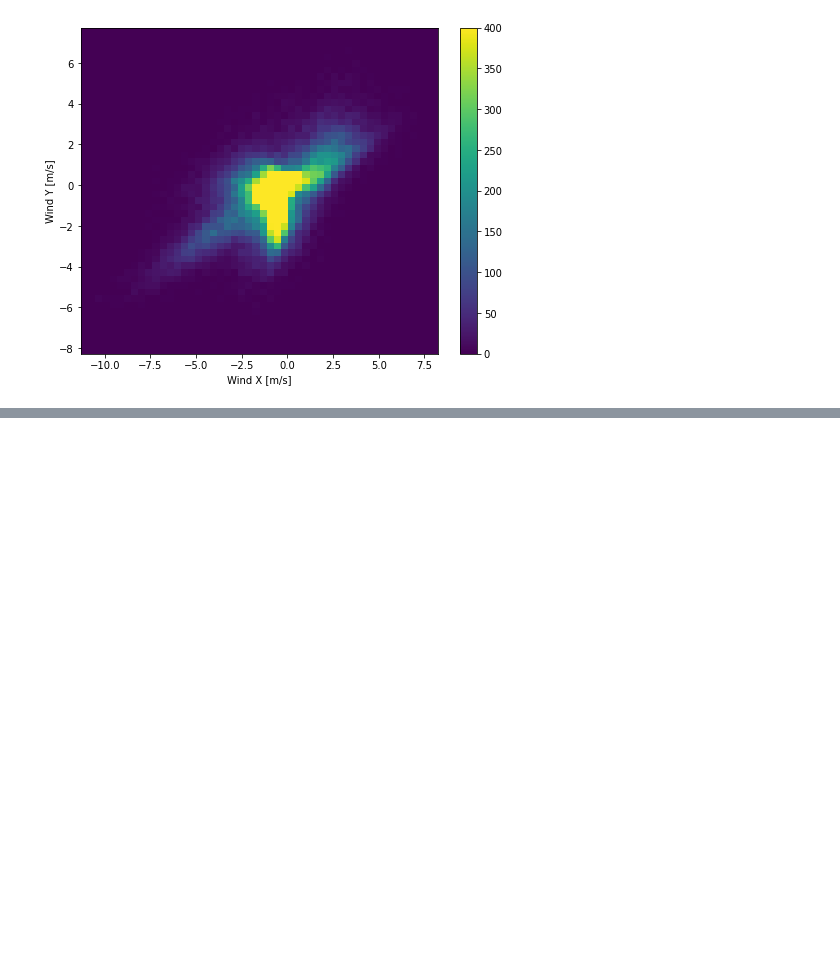
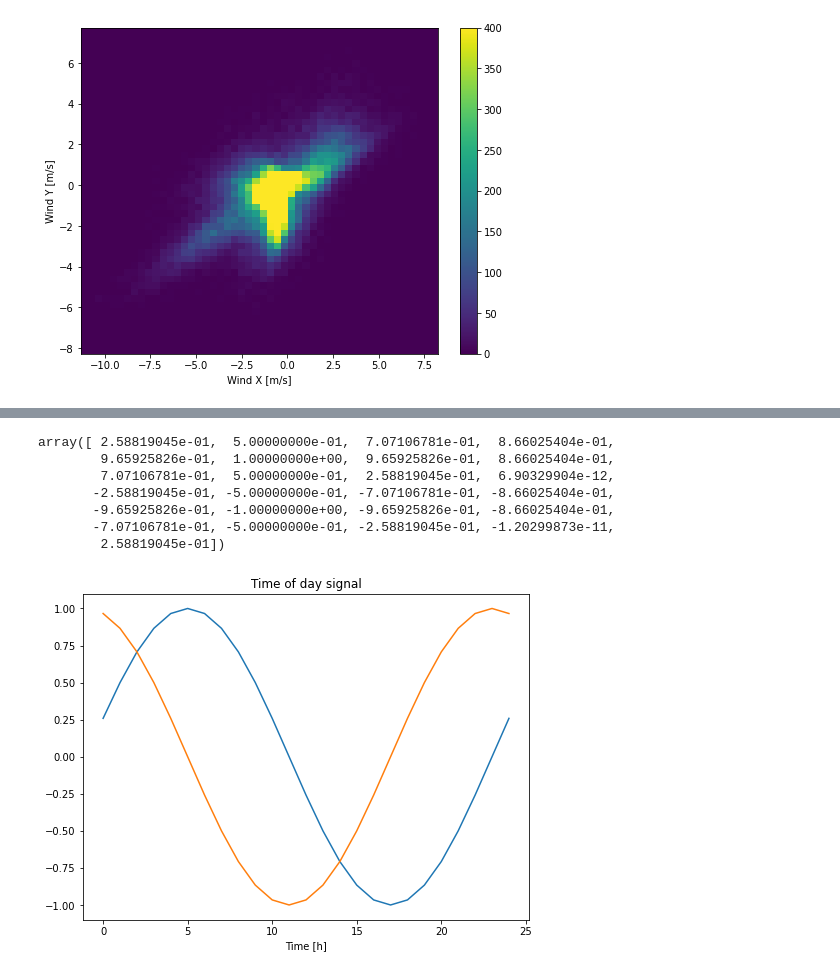
Before and after one commit to Pegahyaftian/LSTM, a Jupyter notebook: LSTM.ipynb, the cells around one changed output, grey strips where cells are left out. Drawn from its saved outputs; the diff is of its cells as text; code cells hidden in the pictures; blank space fills up the shorter version.

```diff
--- a/LSTM.ipynb
+++ b/LSTM.ipynb
@@ -102,0 +126,3 @@ Text(0, 0.5, 'Wind Y [m/s]')
+# %%
+timestamp_second=date_time.map(pd.Timestamp.timestamp)
+timestamp_second
@@ -102,0 +142,23 @@ Text(0, 0.5, 'Wind Y [m/s]')
+# %%
+day = 24*60*60
+year = (365.2425)*day
+
+df['Day sin'] = np.sin(timestamp_second * (2 * np.pi / day))
+df['Day cos'] = np.cos(timestamp_second * (2 * np.pi / day))
+df['Year sin'] = np.sin(timestamp_second * (2 * np.pi / year))
+df['Year cos'] = np.cos(timestamp_second * (2 * np.pi / year))
+# %%
+plt.plot(np.array(df['Day sin'])[:25])
+plt.plot(np.array(df['Day cos'])[:25])
+plt.xlabel('Time [h]')
+plt.title('Time of day signal')
+np.array(df['Day sin'])[:25]
+# %% [output]
+array([ 2.58819045e-01,  5.00000000e-01,  7.07106781e-01,  8.66025404e-01,
+        9.65925826e-01,  1.00000000e+00,  9.65925826e-01,  8.66025404e-01,
+        7.07106781e-01,  5.00000000e-01,  2.58819045e-01,  6.90329904e-12,
+       -2.58819045e-01, -5.00000000e-01, -7.07106781e-01, -8.66025404e-01,
+       -9.65925826e-01, -1.00000000e+00, -9.65925826e-01, -8.66025404e-01,
+       -7.07106781e-01, -5.00000000e-01, -2.58819045e-01, -1.20299873e-11,
+        2.58819045e-01])
+[figure, added]
```
Also changed, not shown: parts of 7 cells of this notebook.
